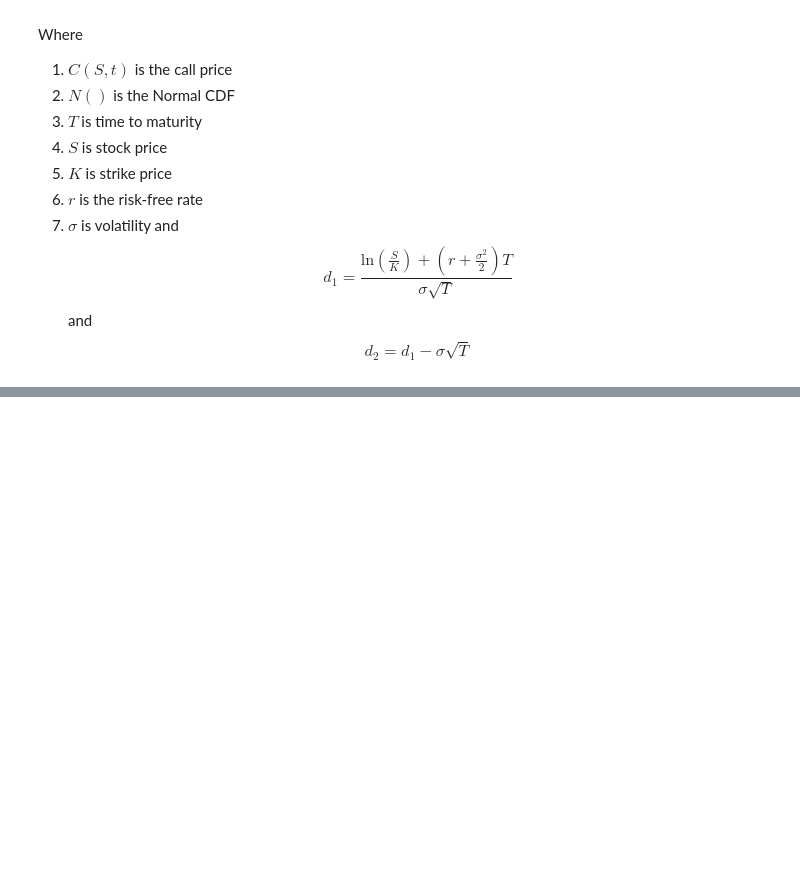
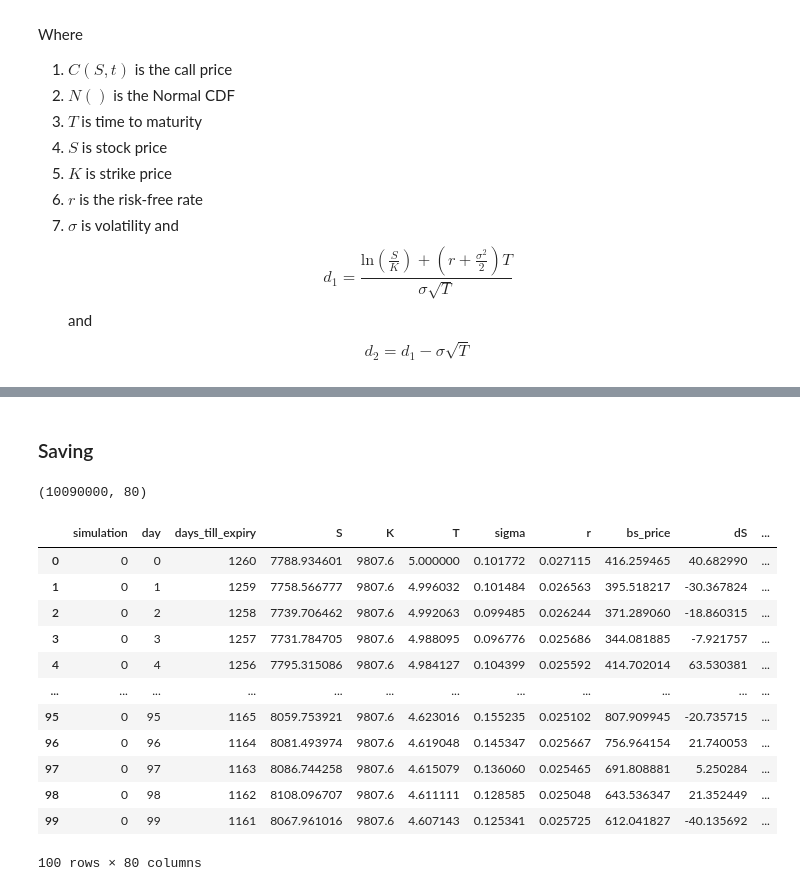
Before and after one commit to BransonWitt/2026PractitionerChallenge, a Jupyter notebook: Dataset Generation/CleanDatasetGenerator.ipynb, the cells around one changed output, grey strips where cells are left out. Drawn from its saved outputs; the diff is of its cells as text; code cells hidden in the pictures; blank space fills up the shorter version.

```diff
--- a/Dataset Generation/CleanDatasetGenerator.ipynb
+++ b/Dataset Generation/CleanDatasetGenerator.ipynb
@@ -1321,0 +1213,6 @@ def plot_wavelet_bins_3d(df, simulation_num, day_num, n_bins=7, scale=45, window
+# %% [markdown]
+### Saving
+# %%
+totaldf.shape
+# %% [output]
+(10090000, 80)
@@ -1321,0 +1221,18 @@ def plot_wavelet_bins_3d(df, simulation_num, day_num, n_bins=7, scale=45, window
+# %%
+import pandas as pd
+totaldf = pd.read_csv("black_scholes_simulation_data_T5_full.csv")
+totaldf.head(100)
+# %% [output]
+|  | simulation | day | days_till_expiry | S | K | T | sigma | r | bs_price | dS | ... |
+| 0 | 0 | 0 | 1260 | 7788.934601 | 9807.6 | 5.000000 | 0.101772 | 0.027115 | 416.259465 | 40.682990 | ... |
+| 1 | 0 | 1 | 1259 | 7758.566777 | 9807.6 | 4.996032 | 0.101484 | 0.026563 | 395.518217 | -30.367824 | ... |
+| 2 | 0 | 2 | 1258 | 7739.706462 | 9807.6 | 4.992063 | 0.099485 | 0.026244 | 371.289060 | -18.860315 | ... |
+| 3 | 0 | 3 | 1257 | 7731.784705 | 9807.6 | 4.988095 | 0.096776 | 0.025686 | 344.081885 | -7.921757 | ... |
+| 4 | 0 | 4 | 1256 | 7795.315086 | 9807.6 | 4.984127 | 0.104399 | 0.025592 | 414.702014 | 63.530381 | ... |
+| ... | ... | ... | ... | ... | ... | ... | ... | ... | ... | ... | ... |
+| 95 | 0 | 95 | 1165 | 8059.753921 | 9807.6 | 4.623016 | 0.155235 | 0.025102 | 807.909945 | -20.735715 | ... |
+| 96 | 0 | 96 | 1164 | 8081.493974 | 9807.6 | 4.619048 | 0.145347 | 0.025667 | 756.964154 | 21.740053 | ... |
+| 97 | 0 | 97 | 1163 | 8086.744258 | 9807.6 | 4.615079 | 0.136060 | 0.025465 | 691.808881 | 5.250284 | ... |
+| 98 | 0 | 98 | 1162 | 8108.096707 | 9807.6 | 4.611111 | 0.128585 | 0.025048 | 643.536347 | 21.352449 | ... |
+| 99 | 0 | 99 | 1161 | 8067.961016 | 9807.6 | 4.607143 | 0.125341 | 0.025725 | 612.041827 | -40.135692 | ... |
+100 rows × 80 columns
```
Also changed, not shown: parts of 34 cells of this notebook.
